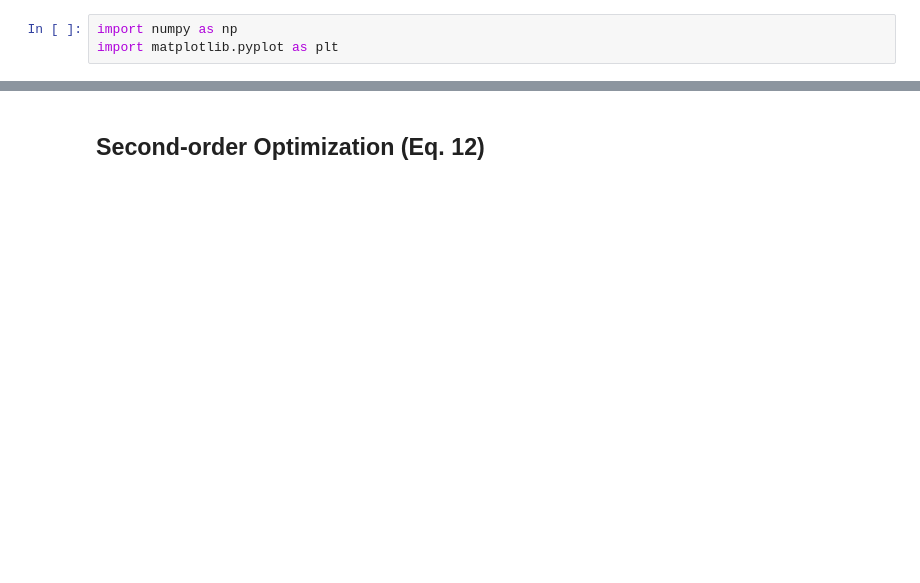
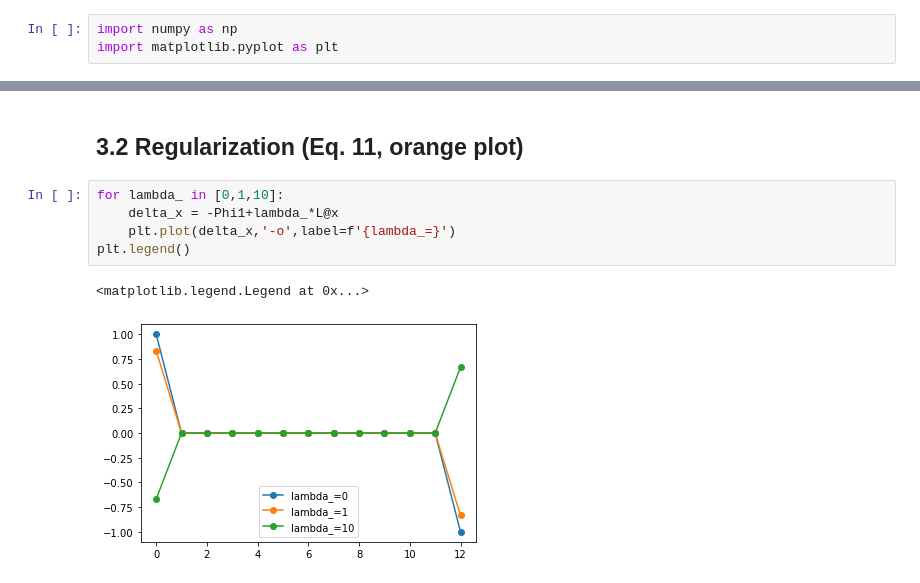
Before and after one commit to wpalfi/large-steps-toy, a Jupyter notebook: toy.ipynb, the cells around one changed output, grey strips where cells are left out. Drawn from its saved outputs; the diff is of its cells as text; blank space fills up the shorter version.

```diff
--- a/toy.ipynb
+++ b/toy.ipynb
@@ -19,2 +27,10 @@ Phi2[0,0]=Phi2[-1,-1]=2
 # %% [markdown]
-## Second-order Optimization (Eq. 12)
+## 3.2 Regularization (Eq. 11, orange plot)
+# %%
+for lambda_ in [0,1,10]:
+    delta_x = -Phi1+lambda_*L@x
+    plt.plot(delta_x,'-o',label=f'{lambda_=}')
+plt.legend()
+# %% [output]
+<matplotlib.legend.Legend at 0x...>
+[figure, added]
```
Also changed, not shown: parts of 10 cells of this notebook.
